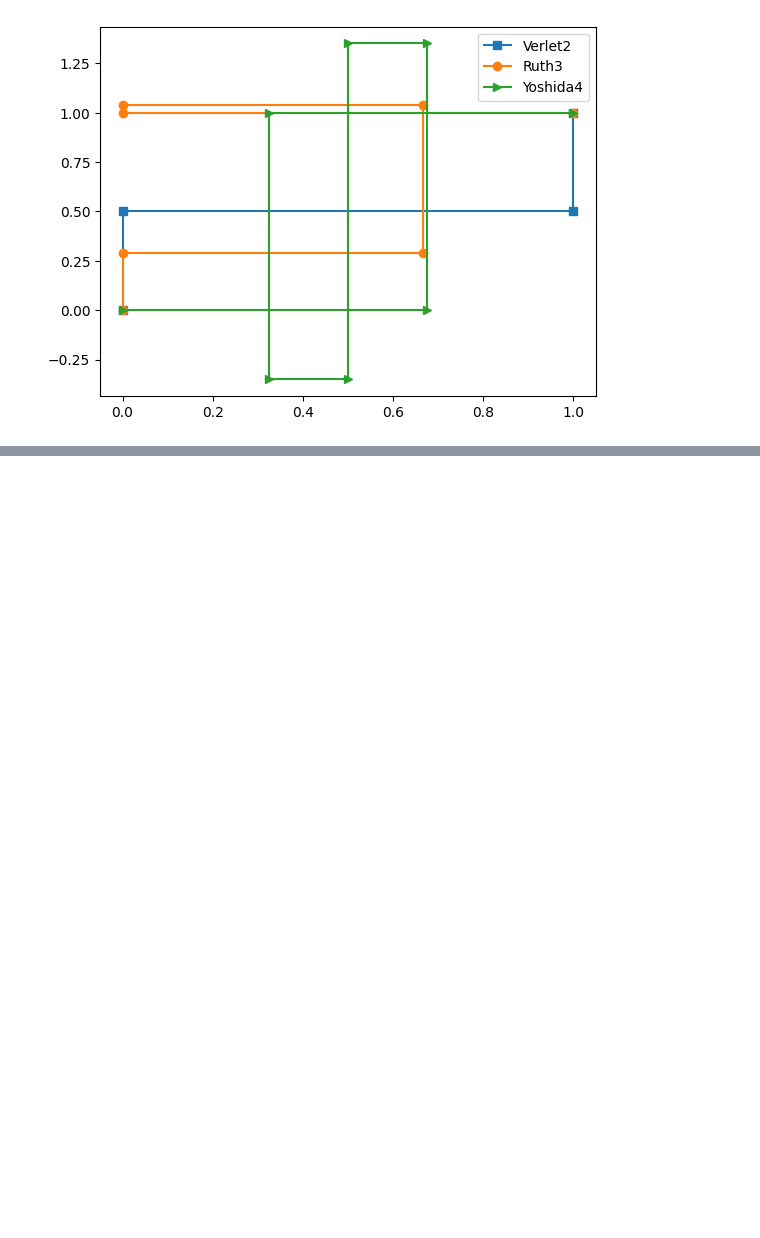
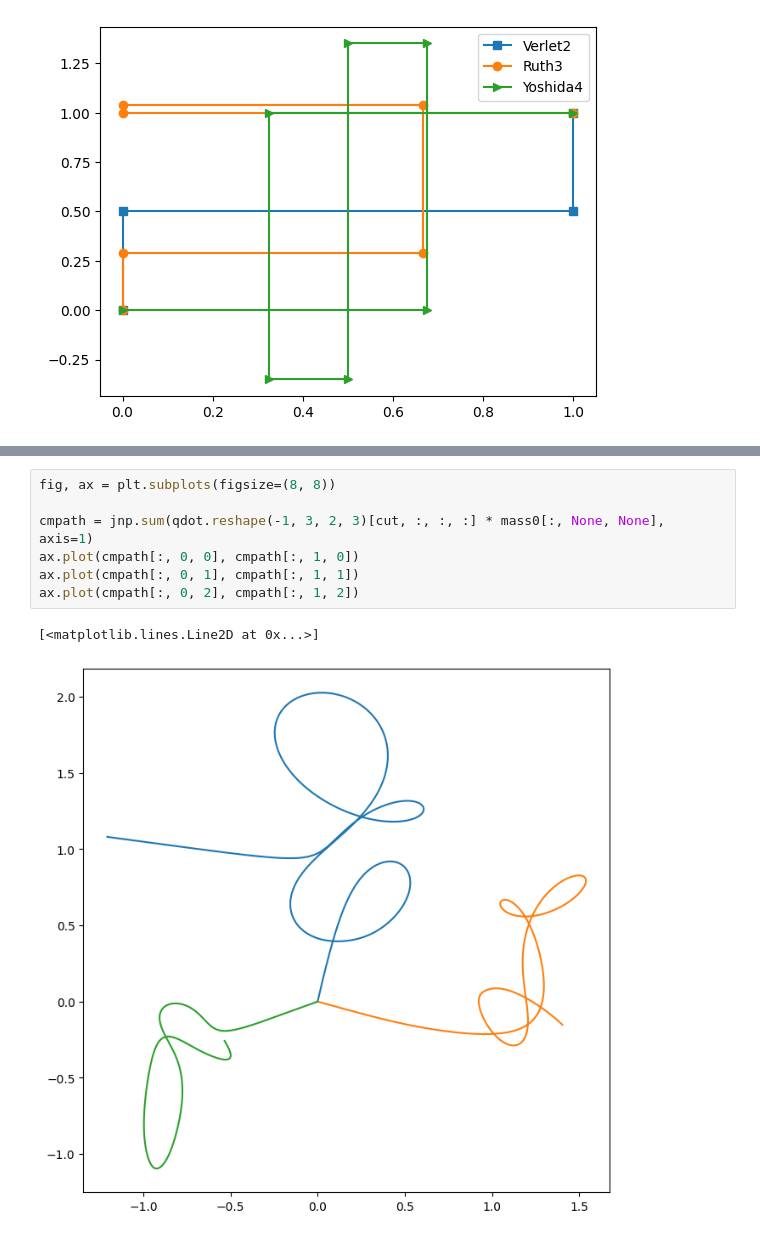
Before and after one commit to nsmith-/beamline, a Jupyter notebook: symplectic_integrator_3body.ipynb, the cells around one changed output, grey strips where cells are left out. Drawn from its saved outputs; the diff is of its cells as text; blank space fills up the shorter version.

```diff
--- a/symplectic_integrator_3body.ipynb
+++ b/symplectic_integrator_3body.ipynb
@@ -335,0 +255,10 @@ ax.plot(dpath[:, 2, 0], dpath[:, 2, 1], color="orange")
+# %%
+fig, ax = plt.subplots(figsize=(8, 8))
+
+cmpath = jnp.sum(qdot.reshape(-1, 3, 2, 3)[cut, :, :, :] * mass0[:, None, None], axis=1)
+ax.plot(cmpath[:, 0, 0], cmpath[:, 1, 0])
+ax.plot(cmpath[:, 0, 1], cmpath[:, 1, 1])
+ax.plot(cmpath[:, 0, 2], cmpath[:, 1, 2])
+# %% [output]
+[<matplotlib.lines.Line2D at 0x...>]
+[figure, added]
```
Also changed, not shown: parts of 18 cells of this notebook, 1 other file.
